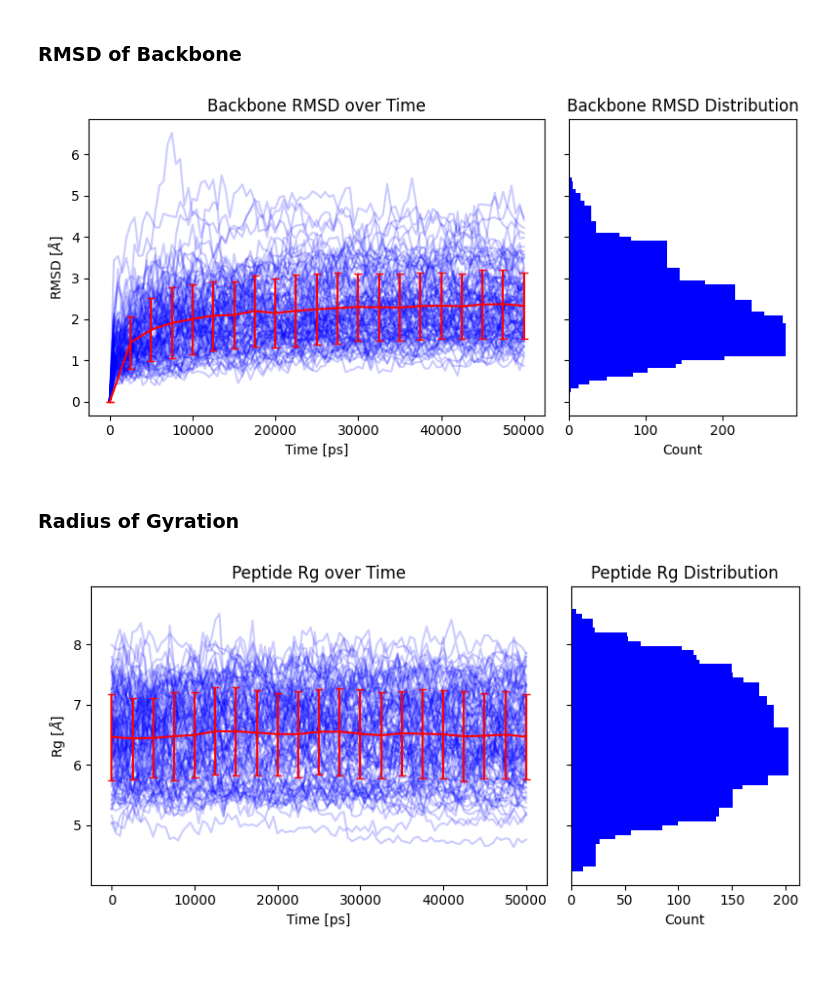
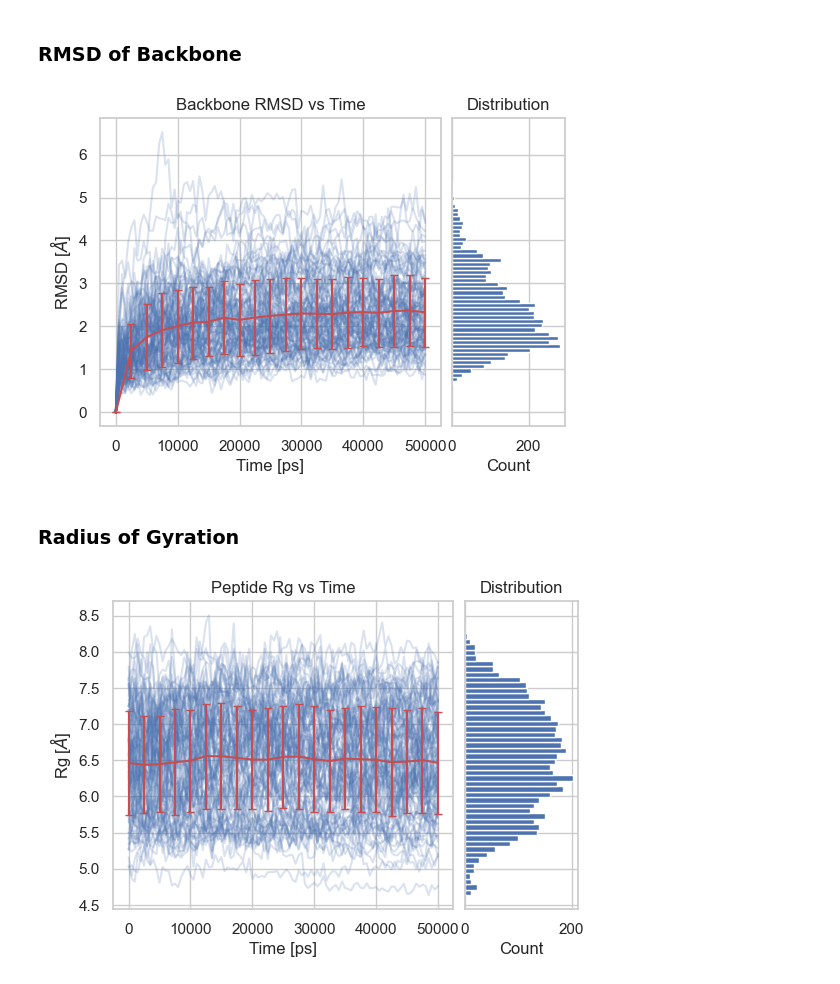
Before and after one commit to llisabere/basic-md-analysis, a Jupyter notebook: notebooks/readingTrj.ipynb, the cells around one changed output. Drawn from its saved outputs; the diff is of its cells as text; code cells hidden in the pictures.

Commit message:
Added picture output and plot style

```diff
--- a/notebooks/readingTrj.ipynb
+++ b/notebooks/readingTrj.ipynb
@@ -21,4 +20,6 @@ import pandas as pd
 import seaborn as sns
+# %%
+sns.set(style="whitegrid")
 # %% [markdown]
 ### Loading the trajectory
 # %%
@@ -60,29 +61,32 @@ for ich,chain in enumerate(chains):
 # %%
 aveR = np.mean(Rmsd,axis=0)
 stdR = np.std(Rmsd,axis=0)
 
-fig,ax = plt.subplots(1,2,figsize=(8,4), sharey=True, width_ratios=[2,1])
+fig,ax = plt.subplots(1,2,figsize=(6,4), sharex=False, sharey=True, gridspec_kw={"width_ratios" : [3,1], "wspace" : 0.05})
+
 for R in Rmsd:
     ax[0].plot(times, R, alpha=0.2, c='b')
 ax[0].errorbar(times[::5],aveR[::5],stdR[::5],capsize=3, c='r', label='average')
 ax[0].set_xlabel("Time [ps]")
 ax[0].set_ylabel("RMSD [$\AA$]")
-ax[0].set_title("Backbone RMSD over Time")
+ax[0].set_title("Backbone RMSD vs Time")
 # ax[0].grid(True)
 
 # flatting out list of RMSDs and only looking at the second part of the trajectory
 hlen = int(nframes/2)
 Rmsd_flat = [i for j in Rmsd for i in j[hlen:]]
-h,b = np.histogram(Rmsd_flat,bins=50)
-ax[1].barh(b[:-1],h,color='b')
+# h,b = np.histogram(Rmsd_flat,bins=50)
+# ax[1].barh(b[:-1],h,color='b')
+ax[1].hist(Rmsd_flat, bins=50, orientation="horizontal")
 ax[1].set_xlabel('Count')
 # ax[1].grid(True)
-ax[1].set_title("Backbone RMSD Distribution")
+ax[1].set_title("Distribution")
 
+# plt.suptitle('Backbone RMSD')
 plt.tight_layout()
-plt.show()
+plt.savefig('../figures/rmsd.png',dpi=150,bbox_inches='tight')
 # %% [output]
-[figure, old version]
+[figure, new version]
 # %% [markdown]
 ### Radius of Gyration
 # %%
@@ -99,25 +103,25 @@ for ts in u.trajectory:
 # %%
 aveRgs = np.mean(rgs,axis=1)
 stdRgs = np.std(rgs,axis=1)
-fig,ax = plt.subplots(1,2,figsize=(8,4), sharey=True, width_ratios=[2,1])
+fig,ax = plt.subplots(1,2,figsize=(6,4), sharex=False, sharey=True, gridspec_kw={"width_ratios" : [3,1], "wspace" : 0.05})
 
 ax[0].plot(times, rgs, c='b', alpha=0.2)
 ax[0].errorbar(times[::5],aveRgs[::5],stdRgs[::5],capsize=3, c='r', label='average')
 ax[0].set_xlabel("Time [ps]")
 ax[0].set_ylabel("Rg [$\AA$]")
-ax[0].set_title("Peptide Rg over Time")
+ax[0].set_title("Peptide Rg vs Time")
 # ax[0].grid(True)
 
 # flatting out list of RMSDs and only looking at the second part of the trajectory
 hlen = int(nframes/2)
 Rgs_flat = [i for j in rgs[hlen:] for i in j]
-h,b = np.histogram(Rgs_flat,bins=50)
-ax[1].barh(b[:-1],h,color='b')
+# h,b = np.histogram(Rgs_flat,bins=30)
+# ax[1].barh(b[:-1],h,color='b',lw=0,alpha=0.5)
+ax[1].hist(Rgs_flat, bins=50, orientation="horizontal")
 ax[1].set_xlabel('Count')
-# ax[1].grid(True)
-ax[1].set_title("Peptide Rg Distribution")
+ax[1].set_title("Distribution")
 
 plt.tight_layout()
-plt.show()
+plt.savefig('../figures/gyrate.png',dpi=150,bbox_inches='tight')
 # %% [output]
-[figure, old version]
+[figure, new version]
```
Also changed, not shown: parts of 1 cell of this notebook.
